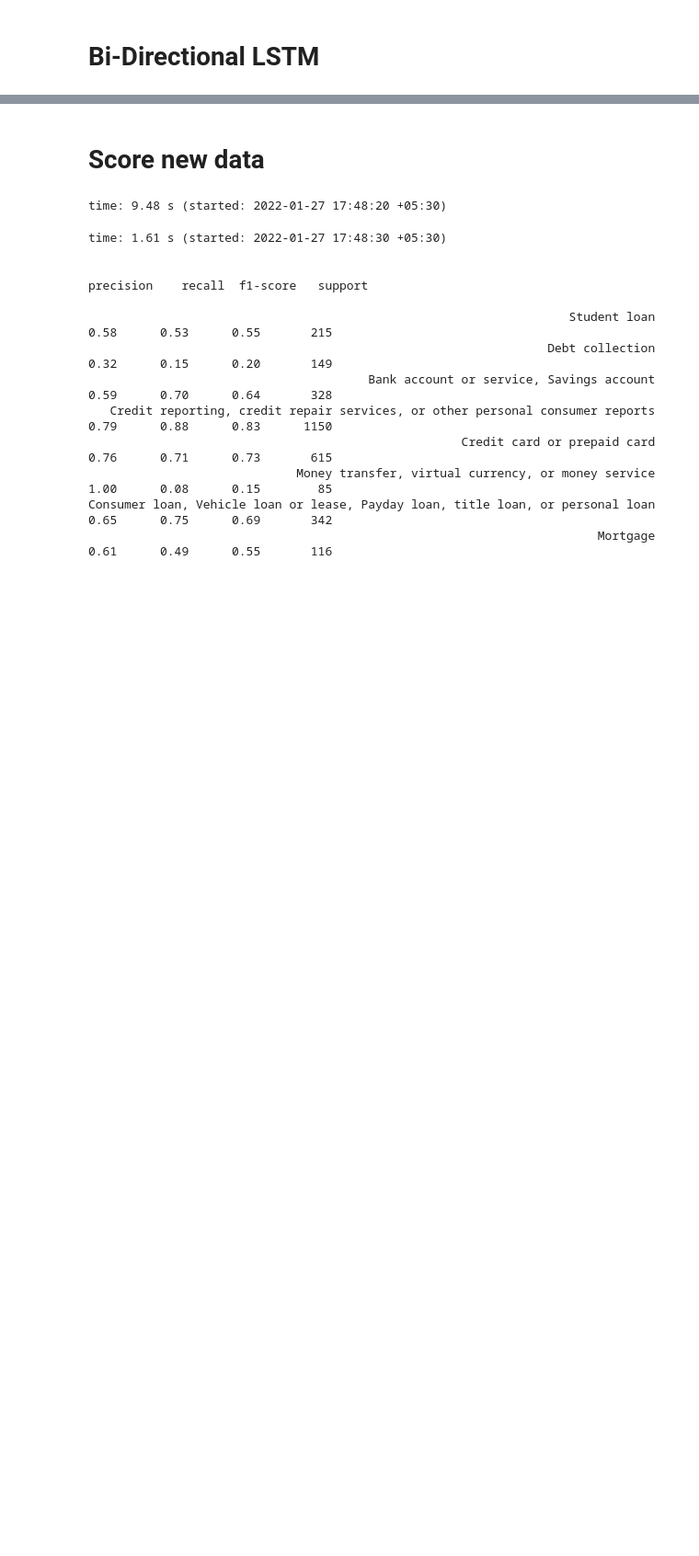
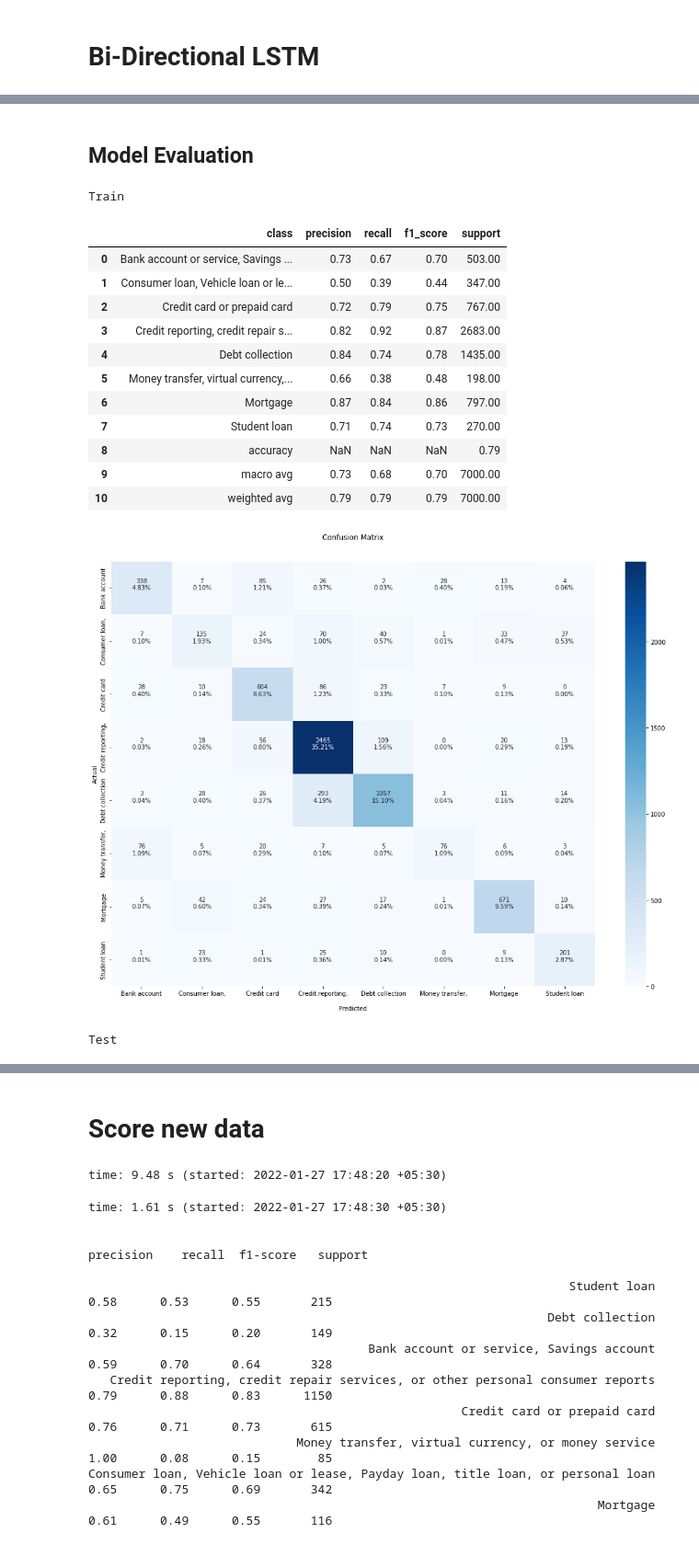
Before and after one commit to KrSiddhartha/MLPipeline, a Jupyter notebook: 03_consumerComplaintClassification_CompletePipeline.ipynb, the cells around one changed output, grey strips where cells are left out. Shown at 92% size. Saved outputs shown, nothing was run; the diff lists cells and outputs as text; code cells hidden in the pictures; blank space fills up the shorter version.

Commit message:
Model training pipeline
Completed the model training pipeline with model registry integration with Neptune-ai. Created a new script for model-evaluation.

```diff
--- a/03_consumerComplaintClassification_CompletePipeline.ipynb
+++ b/03_consumerComplaintClassification_CompletePipeline.ipynb
@@ -189,0 +147,7 @@ time: 1min 34s (started: 2022-01-27 16:54:53 +05:30)
+# %%
+MODEL_NAME = 'Bi-Directional-LSTM'
+PARAMS_LSTM = {'lr':0.0003,
+               'epochs':100,
+               'batch_size':512,
+               'verbose':1,
+               'validation_split':0.3}
@@ -237,11 +226,9 @@ time: 3.25 s (started: 2022-01-27 18:57:57 +05:30)
 # %%
 modelLSTM.fit(xtrain,
               y=ytrain_enc,
-              batch_size=512,
-              epochs=100,
-              verbose=1,
-              validation_split=0.3,
-              callbacks=[earlystop])
-
-run.stop()
+              batch_size=PARAMS_LSTM['batch_size'],
+              epochs=PARAMS_LSTM['epochs'],
+              verbose=PARAMS_LSTM['verbose'],
+              validation_split=PARAMS_LSTM['validation_split'],
+              callbacks=[earlystop, neptune_clbk])
 # %% [output]
@@ -298,0 +254,50 @@ time: 1.39 s (started: 2022-01-27 16:59:22 +05:30)
+# %% [markdown]
+## Model Evaluation
+# %%
+# Run prediction on test and train
+ytrain_pred = np.argmax(modelLSTM.predict(xtrain), axis=-1)
+ytrain_orig = np.argmax(ytrain_enc, axis=-1)
+ytest_pred = np.argmax(modelLSTM.predict(xtest), axis=-1)
+ytest_orig = np.argmax(ytest_enc, axis=-1)
+
+print('Train')
+train_classreport = me.classification_report_cust(ytrain_orig,
+                                                  ytrain_pred,
+                                                  list(lab_enc.classes_))
+display(train_classreport)
+train_classreport.to_csv(MODEL_NAME+'_train_classification_report.csv', index=False)
+train_confmatrix = me.confusion_mat_plt(ytrain_orig,
+                                        ytrain_pred,
+                                        8,
+                                        figs=(18,13),
+                                        cat_names=list(lab_enc.classes_))
+train_confmatrix.savefig(MODEL_NAME+'_train_confusionmatrix.png')
+
+print('\n\nTest')
+test_classreport = me.classification_report_cust(ytest_orig,
+                                                 ytest_pred,
+                                                 list(lab_enc.classes_))
+display(test_classreport)
+test_classreport.to_csv(MODEL_NAME+'_test_classification_report.csv', index=False)
+test_confmatrix = me.confusion_mat_plt(ytest_orig,
+                                       ytest_pred,
+                                       8,
+                                       figs=(18,13),
+                                       cat_names=list(lab_enc.classes_))
+test_confmatrix.savefig(MODEL_NAME+'_test_confusionmatrix.png')
+# %% [output]
+Train
+|  | class | precision | recall | f1_score | support |
+| 0 | Bank account or service, Savings ... | 0.73 | 0.67 | 0.70 | 503.00 |
+| 1 | Consumer loan, Vehicle loan or le... | 0.50 | 0.39 | 0.44 | 347.00 |
+| 2 | Credit card or prepaid card | 0.72 | 0.79 | 0.75 | 767.00 |
+| 3 | Credit reporting, credit repair s... | 0.82 | 0.92 | 0.87 | 2683.00 |
+| 4 | Debt collection | 0.84 | 0.74 | 0.78 | 1435.00 |
+| 5 | Money transfer, virtual currency,... | 0.66 | 0.38 | 0.48 | 198.00 |
+| 6 | Mortgage | 0.87 | 0.84 | 0.86 | 797.00 |
+| 7 | Student loan | 0.71 | 0.74 | 0.73 | 270.00 |
+| 8 | accuracy | NaN | NaN | NaN | 0.79 |
+| 9 | macro avg | 0.73 | 0.68 | 0.70 | 7000.00 |
+| 10 | weighted avg | 0.79 | 0.79 | 0.79 | 7000.00 |
+[figure, added]
+Test
```
Also changed, not shown: parts of 24 cells of this notebook, 5 other files.
